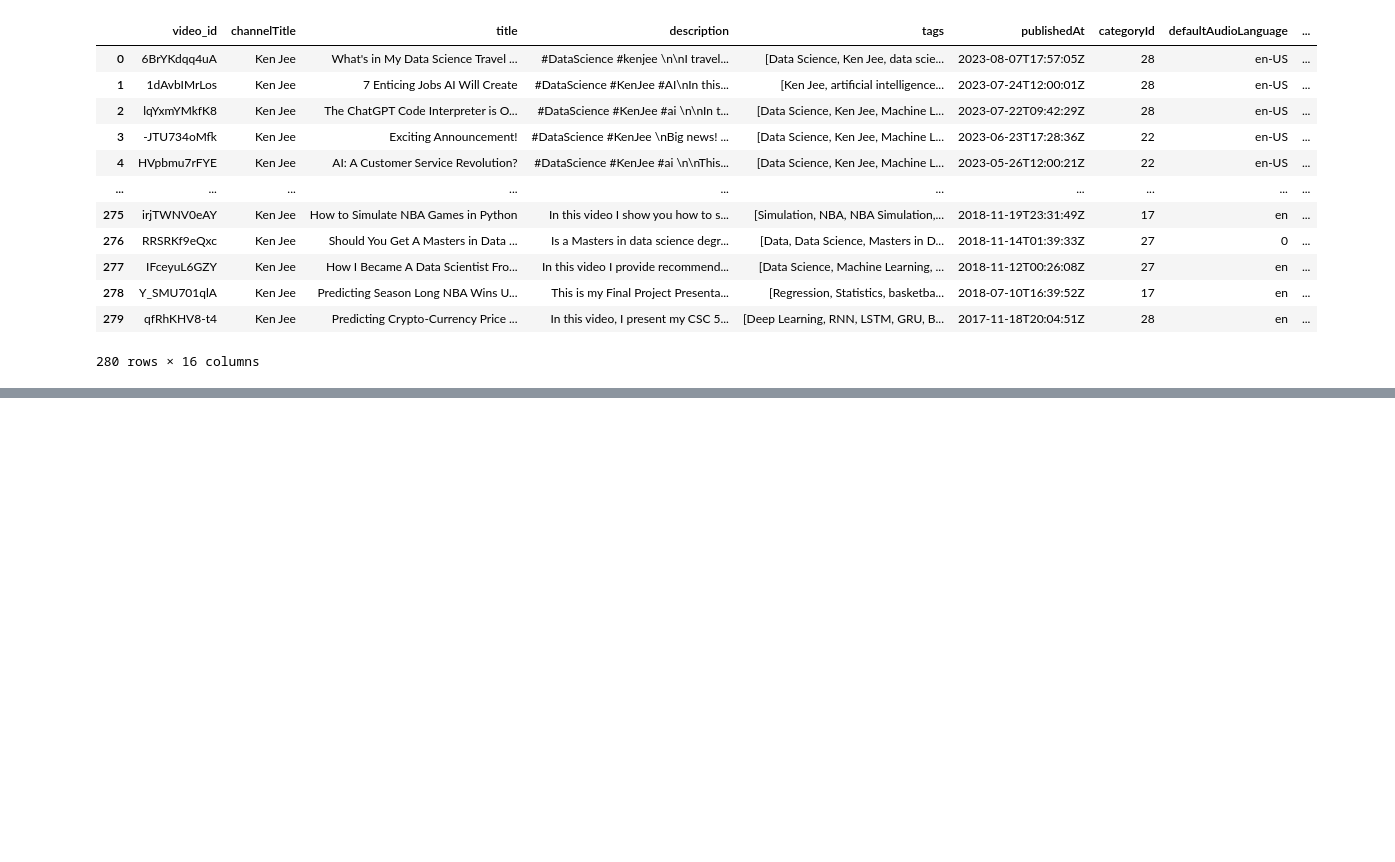
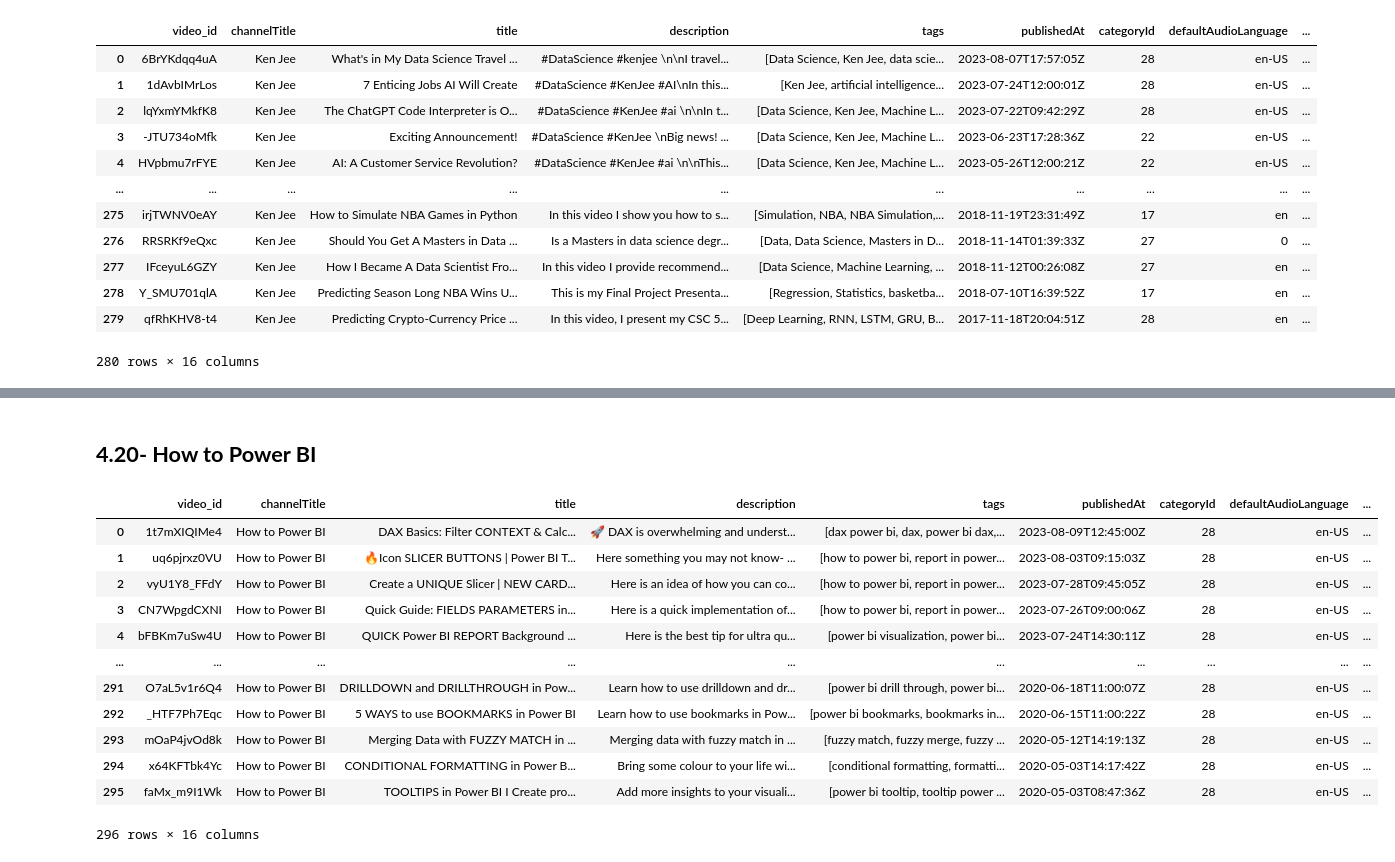
Before and after one commit to i-godz/Youtube-Data-Influencers, a Jupyter notebook: project.ipynb, the cells around one changed output, grey strips where cells are left out. Cells and saved outputs as stored; diff of their text form; code cells hidden in the pictures; blank space fills up the shorter version.

```diff
--- a/project.ipynb
+++ b/project.ipynb
@@ -1104,0 +858,25 @@ YoussefHosni_comment_df
+# %% [markdown]
+## **4.20- How to Power BI**
+# %%
+HowtoPowerBI_id = "UUcfngi7_ASuo5jdWX0bNauQ"
+
+# Get video IDs
+HowtoPowerBI_video_ids = get_video_ids(youtube, HowtoPowerBI_id)
+
+# Get video details
+HowtoPowerBI_video_df = get_video_details(youtube, HowtoPowerBI_video_ids)
+HowtoPowerBI_video_df
+# %% [output]
+|  | video_id | channelTitle | title | description | tags | publishedAt | categoryId | defaultAudioLanguage | ... |
+| 0 | 1t7mXIQIMe4 | How to Power BI | DAX Basics: Filter CONTEXT & Calc... | 🚀 DAX is overwhelming and underst... | [dax power bi, dax, power bi dax,... | 2023-08-09T12:45:00Z | 28 | en-US | ... |
+| 1 | uq6pjrxz0VU | How to Power BI | 🔥Icon SLICER BUTTONS | Power BI T... | Here something you may not know- ... | [how to power bi, report in power... | 2023-08-03T09:15:03Z | 28 | en-US | ... |
+| 2 | vyU1Y8_FFdY | How to Power BI | Create a UNIQUE Slicer | NEW CARD... | Here is an idea of how you can co... | [how to power bi, report in power... | 2023-07-28T09:45:05Z | 28 | en-US | ... |
+| 3 | CN7WpgdCXNI | How to Power BI | Quick Guide: FIELDS PARAMETERS in... | Here is a quick implementation of... | [how to power bi, report in power... | 2023-07-26T09:00:06Z | 28 | en-US | ... |
+| 4 | bFBKm7uSw4U | How to Power BI | QUICK Power BI REPORT Background ... | Here is the best tip for ultra qu... | [power bi visualization, power bi... | 2023-07-24T14:30:11Z | 28 | en-US | ... |
+| ... | ... | ... | ... | ... | ... | ... | ... | ... | ... |
+| 291 | O7aL5v1r6Q4 | How to Power BI | DRILLDOWN and DRILLTHROUGH in Pow... | Learn how to use drilldown and dr... | [power bi drill through, power bi... | 2020-06-18T11:00:07Z | 28 | en-US | ... |
+| 292 | _HTF7Ph7Eqc | How to Power BI | 5 WAYS to use BOOKMARKS in Power BI | Learn how to use bookmarks in Pow... | [power bi bookmarks, bookmarks in... | 2020-06-15T11:00:22Z | 28 | en-US | ... |
+| 293 | mOaP4jvOd8k | How to Power BI | Merging Data with FUZZY MATCH in ... | Merging data with fuzzy match in ... | [fuzzy match, fuzzy merge, fuzzy ... | 2020-05-12T14:19:13Z | 28 | en-US | ... |
+| 294 | x64KFTbk4Yc | How to Power BI | CONDITIONAL FORMATTING in Power B... | Bring some colour to your life wi... | [conditional formatting, formatti... | 2020-05-03T14:17:42Z | 28 | en-US | ... |
+| 295 | faMx_m9I1Wk | How to Power BI | TOOLTIPS in Power BI I Create pro... | Add more insights to your visuali... | [power bi tooltip, tooltip power ... | 2020-05-03T08:47:36Z | 28 | en-US | ... |
+296 rows × 16 columns
```
Also changed, not shown: parts of 59 cells of this notebook, 2 other files.
